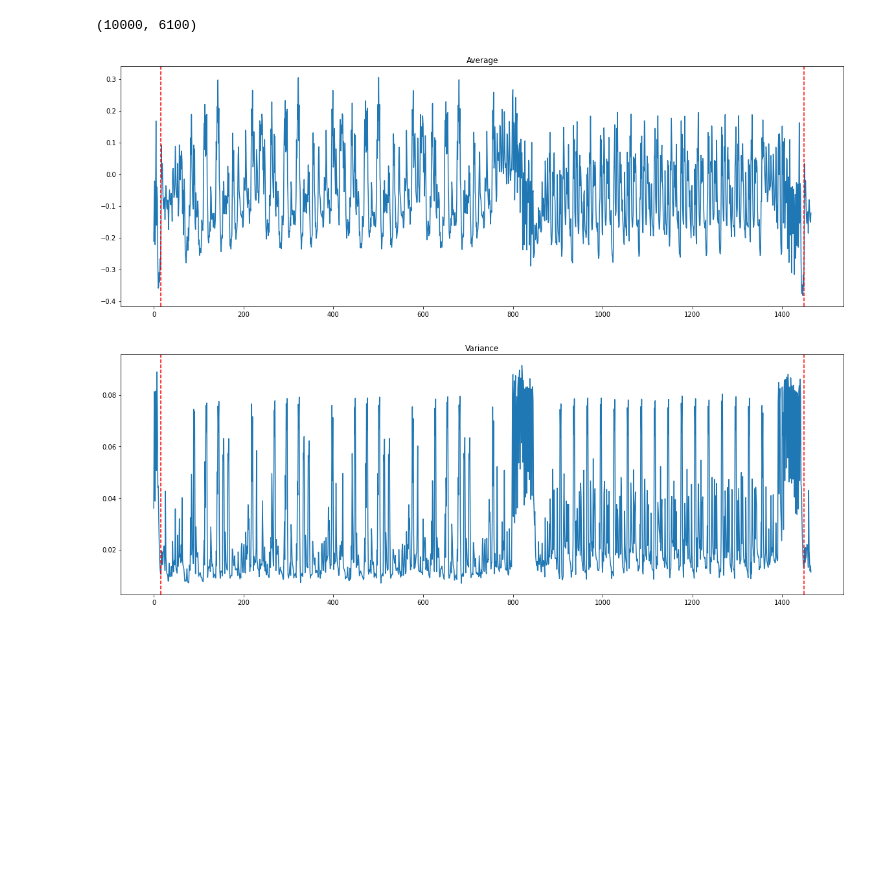
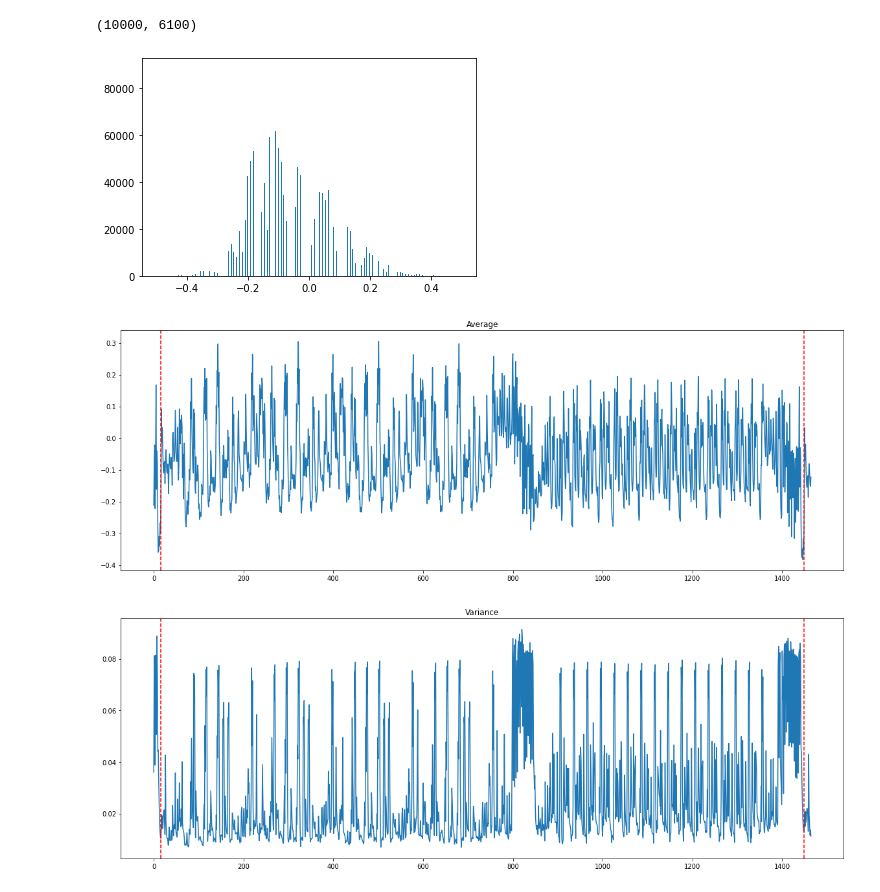
Before and after one commit to team-cryptonight/prob5, a Jupyter notebook: Pr5-Preliminary.ipynb, the cells around one changed output. Saved outputs shown, nothing was run; the diff lists cells and outputs as text; code cells hidden in the pictures; blank space fills up the shorter version.

```diff
--- a/Pr5-Preliminary.ipynb
+++ b/Pr5-Preliminary.ipynb
@@ -32,6 +23,11 @@ L: 6100
 traces.shape
 # %% [output]
 (10000, 6100)
+# %%
+plt.hist(traces[:10000, 1550:3000].flatten(), bins=4000)
+plt.show()
+# %% [output]
+[figure, added]
 # %%
 roiL, roiR = 1550, 3015
 segL, segR = 1565, 2999
```
Also changed, not shown: parts of 11 cells of this notebook.
